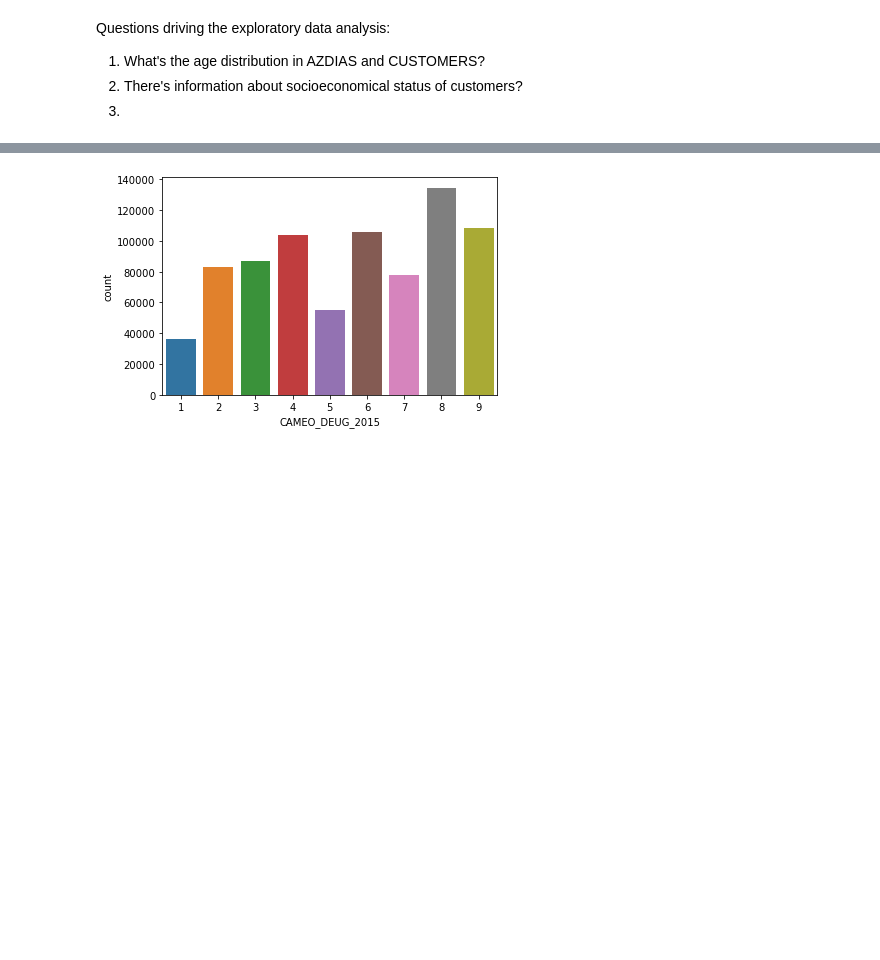
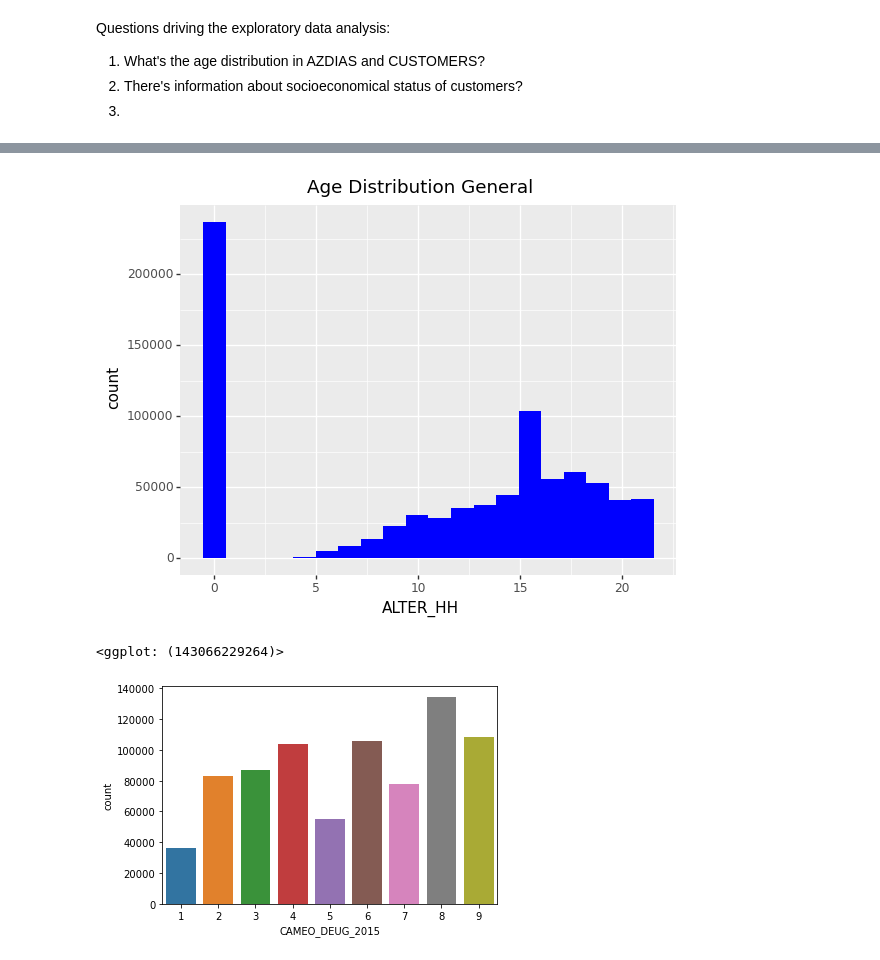
Before and after one commit to JoseAlexanderCL/CapstoneUD, a Jupyter notebook: Arvato Project Workbook.ipynb, the cells around one changed output, grey strips where cells are left out. Saved outputs shown, nothing was run; the diff lists cells and outputs as text; code cells hidden in the pictures; blank space fills up the shorter version.

```diff
--- a/Arvato Project Workbook.ipynb
+++ b/Arvato Project Workbook.ipynb
@@ -92,3 +87,10 @@ azdias['ALTER_HH'].hist(bins=22)
+# %%
+(ggplot(azdias, aes(x='ALTER_HH')) +
+ geom_histogram(bins=20, fill = 'b') +
+ ggtitle('Age Distribution General'))
+# %% [output]
+[figure, added]
+<ggplot: (143066229264)>
 # %%
 # 2. There's information about socioeconomical status of customers?
 # The field CAMEO_DEUG_2015 refers to the CAMEO classificiation
```
Also changed, not shown: parts of 65 cells of this notebook, 35 other files.
